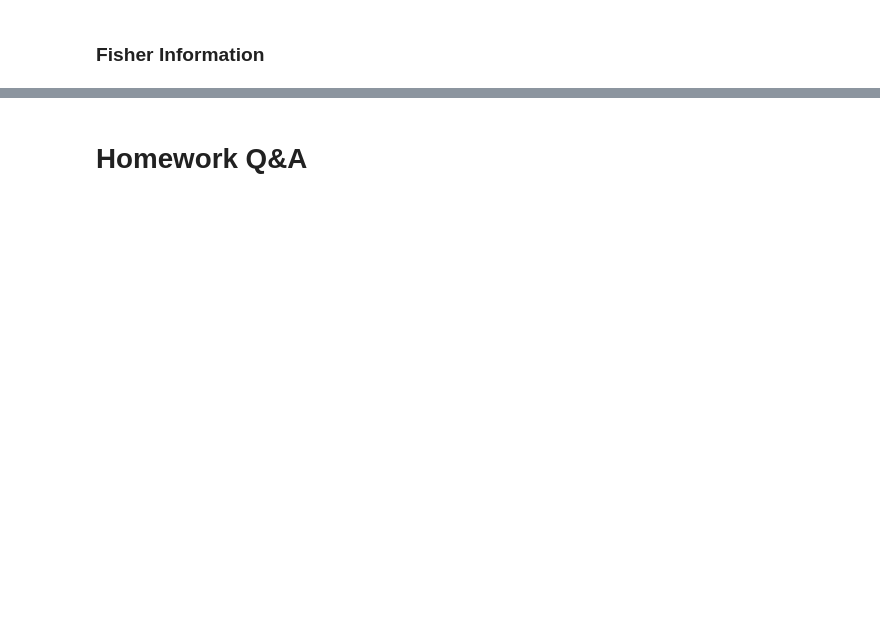
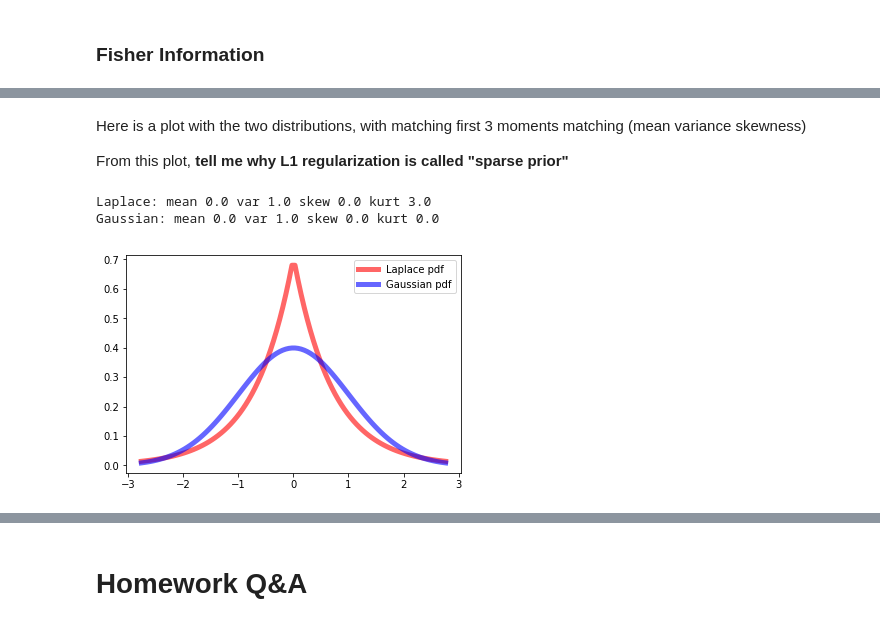
Before and after one commit to Animadversio/Neuro120_tutorials, a Jupyter notebook: Statistics_and_MLE Section 03.ipynb, the cells around one changed output, grey strips where cells are left out. Saved outputs shown, nothing was run; the diff lists cells and outputs as text; code cells hidden in the pictures; blank space fills up the shorter version.

```diff
--- a/Statistics_and_MLE Section 03.ipynb
+++ b/Statistics_and_MLE Section 03.ipynb
@@ -63,0 +169,22 @@ More often than not, we need to solve MLE numerically, which is solving an optim
+# %% [markdown]
+Here is a plot with the two distributions, with matching first 3 moments matching (mean variance skewness)
+
+From this plot, **tell me why L1 regularization is called "sparse prior"**
+# %%
+from scipy.stats import laplace, norm
+lapl = laplace(0, 1/np.sqrt(2)) # set the b parameter
+fig, ax = plt.subplots(1, 1)
+mean_l, var_l, skew_l, kurt_l = lapl.stats(moments='mvsk')
+mean_n, var_n, skew_n, kurt_n = norm.stats(moments='mvsk')
+print("Laplace: mean %.1f var %.1f skew %.1f kurt %.1f"%(mean_l, var_l, skew_l, kurt_l))
+print("Gaussian: mean %.1f var %.1f skew %.1f kurt %.1f"%(mean_n, var_n, skew_n, kurt_n))
+x = np.linspace(lapl.ppf(0.01),lapl.ppf(0.99), 100)
+ax.plot(x, lapl.pdf(x),
+       'r-', lw=5, alpha=0.6, label='Laplace pdf')
+ax.plot(x, norm.pdf(x),
+       'b-', lw=5, alpha=0.6, label='Gaussian pdf')
+ax.legend();
+# %% [output]
+Laplace: mean 0.0 var 1.0 skew 0.0 kurt 3.0
+Gaussian: mean 0.0 var 1.0 skew 0.0 kurt 0.0
+[figure, added]
```
Also changed, not shown: parts of 33 cells of this notebook.
